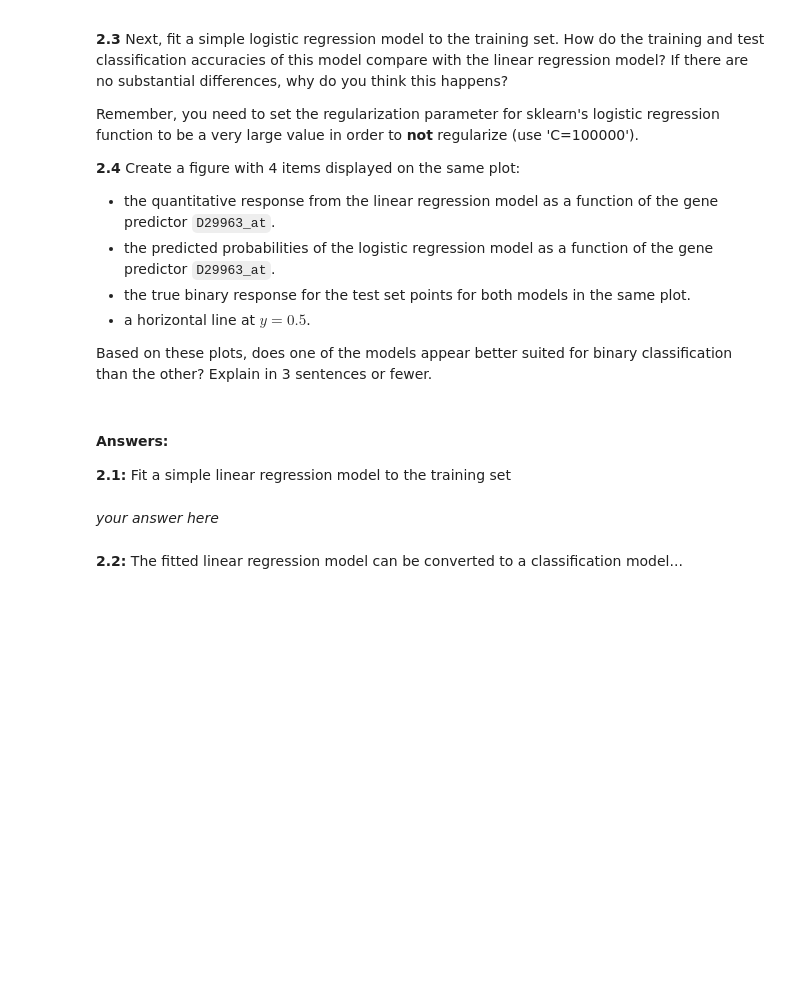
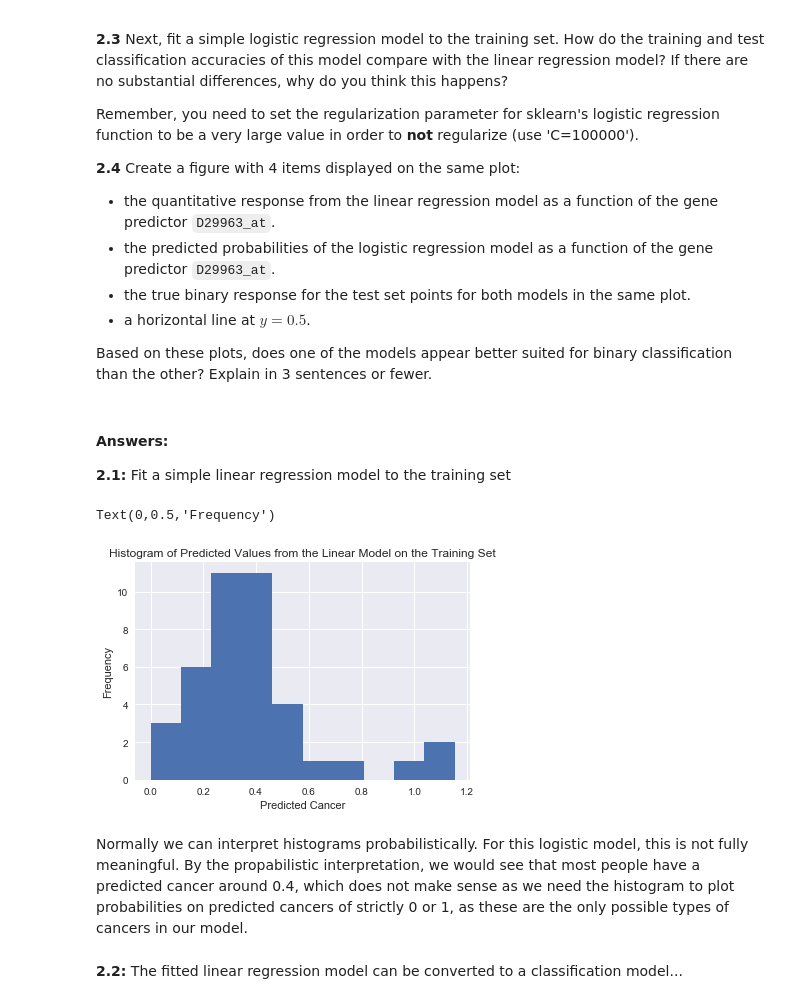
Before and after one commit to tmaounis/cs109a_hw5, a Jupyter notebook: cs109a_hw5_109.ipynb, the cells around one changed output. Saved outputs shown, nothing was run; the diff lists cells and outputs as text; code cells hidden in the pictures; blank space fills up the shorter version.

```diff
--- a/cs109a_hw5_109.ipynb
+++ b/cs109a_hw5_109.ipynb
@@ -197,4 +239,15 @@ Based on these plots, does one of the models appear better suited for binary cla
-# %% [markdown]
-*your answer here*
+# %%
+# your code here
+model_OLS = OLS(y_train,x_train['D29963_at']).fit()
+y_train_pred = model_OLS.predict(x_train['D29963_at']) #on training data
+plt.hist(y_train_pred)
+plt.title("Histogram of Predicted Values from the Linear Model on the Training Set")
+plt.xlabel("Predicted Cancer")
+plt.ylabel("Frequency")
+# %% [output]
+Text(0,0.5,'Frequency')
+[figure, added]
+# %% [markdown]
+Normally we can interpret histograms probabilistically. For this logistic model, this is not fully meaningful. By the propabilistic interpretation, we would see that most people have a predicted cancer around 0.4, which does not make sense as we need the histogram to plot probabilities on predicted cancers of strictly 0 or 1, as these are the only possible types of cancers in our model.
 # %% [markdown]
 **2.2:** The fitted linear regression model can be converted to a classification model...
```
Also changed, not shown: parts of 32 cells of this notebook.
